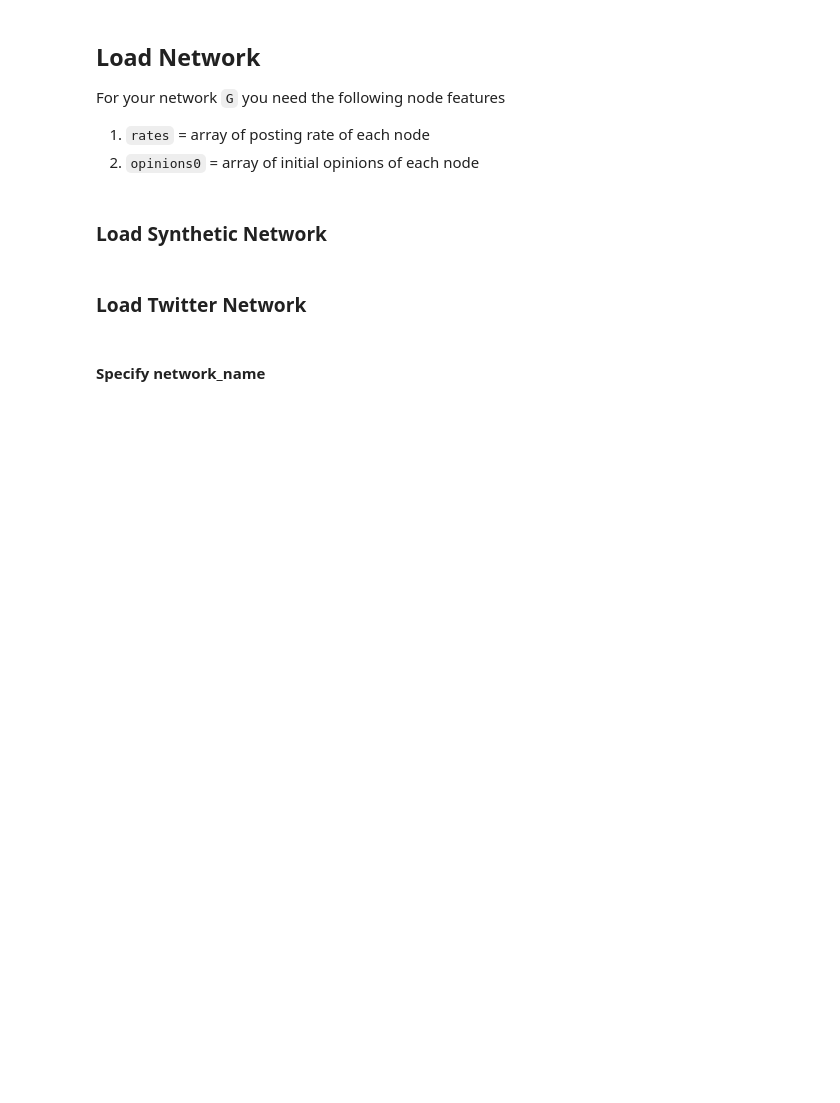
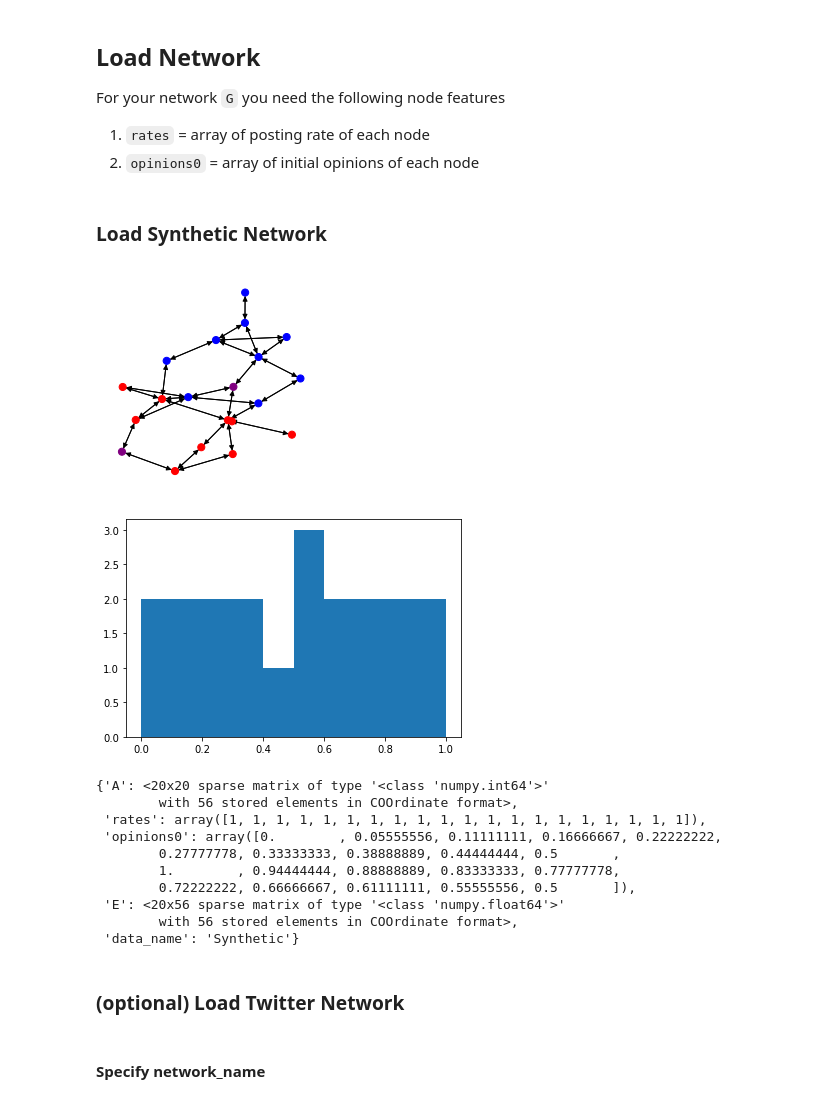
Before and after one commit to zlisto/opinion_dynamics, a Jupyter notebook: ShadowbanAdaptive.ipynb, the cells around one changed output. Cells and saved outputs as stored; diff of their text form; code cells hidden in the pictures; blank space fills up the shorter version.

```diff
--- a/ShadowbanAdaptive.ipynb
+++ b/ShadowbanAdaptive.ipynb
@@ -54,39 +55,52 @@ nc = int(n0/2)
 sizes = [nc, nc]
 p0, p1 = 8/n0, 1/n0
 probs = [[p0, p1], [p1, p0]]
 G = nx.DiGraph(nx.stochastic_block_model(sizes, probs, seed=0))
 
 for i in range(nc):
     rate = 1
     opinion0 = i/(nc-1)/2
     opinion1 = 1-i/(nc-1)/2
     G.nodes[i]['opinion'] = opinion0
     G.nodes[i+nc]['opinion'] = opinion1
     G.nodes[i]['rate'] = 1
     G.nodes[i+nc]['rate'] = 1
 fig = draw_network(G)
 
 A = nx.adjacency_matrix(G)
 A = A.tocoo()
 assert n0 == A.shape[0]  #number of nodes in network should equal shape of A
 rates = np.array([G.nodes[v]["rate"] for v in G.nodes()])  #posting rates of nodes
 opinions0 = np.array([G.nodes[v]["opinion"] for v in G.nodes()])  #initial opinions of nodes
 
 plt.hist(opinions0)
 plt.show()
 
-
-#adjacency matrix of network
-# A = nx.adjacency_matrix(G)
-# A = A.tocoo()
 E0 = nx.incidence_matrix(G,oriented=True)
 E0 = E0.tocoo()
 ind = E0.data>0
 E = coo_matrix((E0.data[ind], (E0.row[ind], E0.col[ind])), E0.shape)  #incidence matrix with only tail of edge
 
+
 network_params = {'A':A, 'rates':rates, 'opinions0':opinions0, 'E':E}
+network_params['data_name'] = 'Synthetic'
+
+network_params
+# %% [output]
+[figure, added]
+[figure, added]
+{'A': <20x20 sparse matrix of type '<class 'numpy.int64'>'
+        with 56 stored elements in COOrdinate format>,
+ 'rates': array([1, 1, 1, 1, 1, 1, 1, 1, 1, 1, 1, 1, 1, 1, 1, 1, 1, 1, 1, 1]),
+ 'opinions0': array([0.        , 0.05555556, 0.11111111, 0.16666667, 0.22222222,
+        0.27777778, 0.33333333, 0.38888889, 0.44444444, 0.5       ,
+        1.        , 0.94444444, 0.88888889, 0.83333333, 0.77777778,
+        0.72222222, 0.66666667, 0.61111111, 0.55555556, 0.5       ]),
+ 'E': <20x56 sparse matrix of type '<class 'numpy.float64'>'
+        with 56 stored elements in COOrdinate format>,
+ 'data_name': 'Synthetic'}
 # %% [markdown]
-### Load Twitter Network
+### (optional) Load Twitter Network
 # %% [markdown]
 #### Specify network_name
 # %%
```
Also changed, not shown: parts of 24 cells of this notebook, 2 other files.
